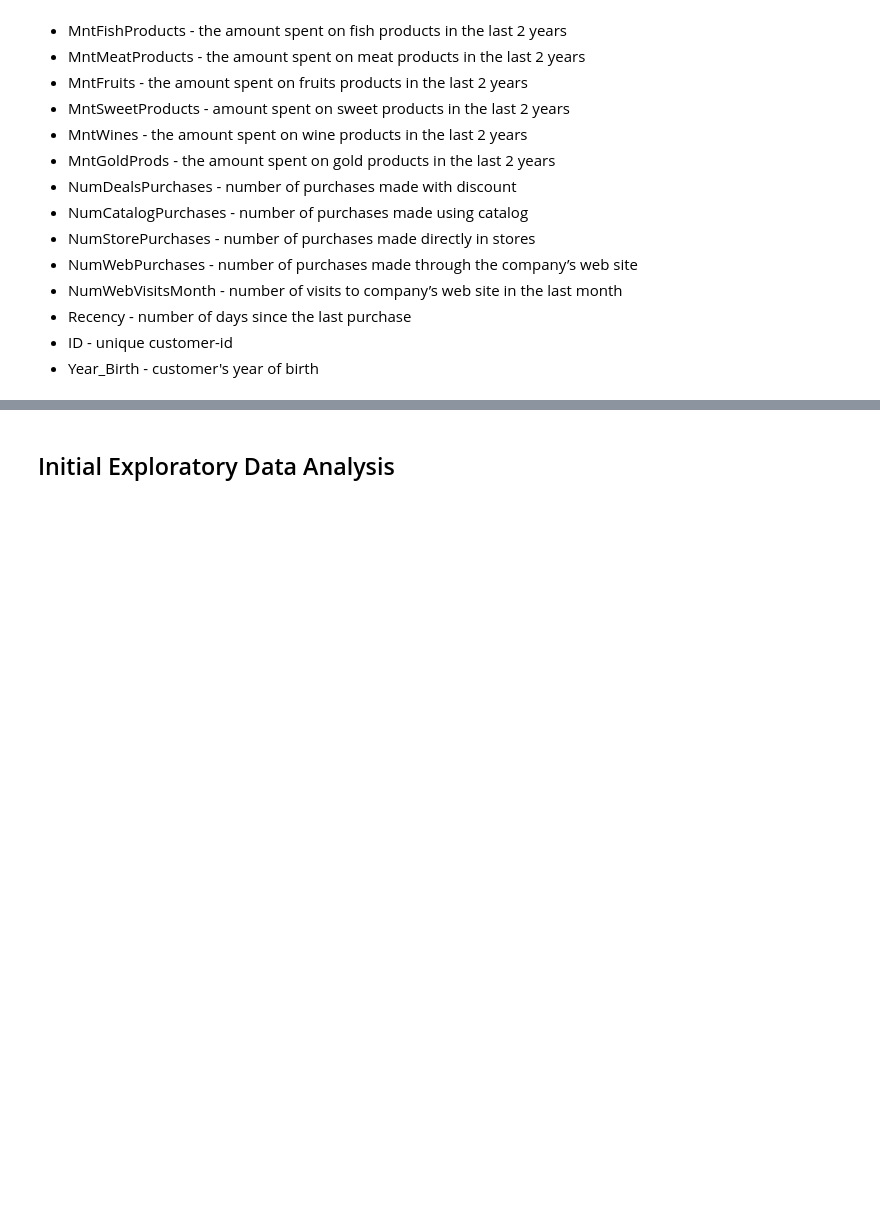
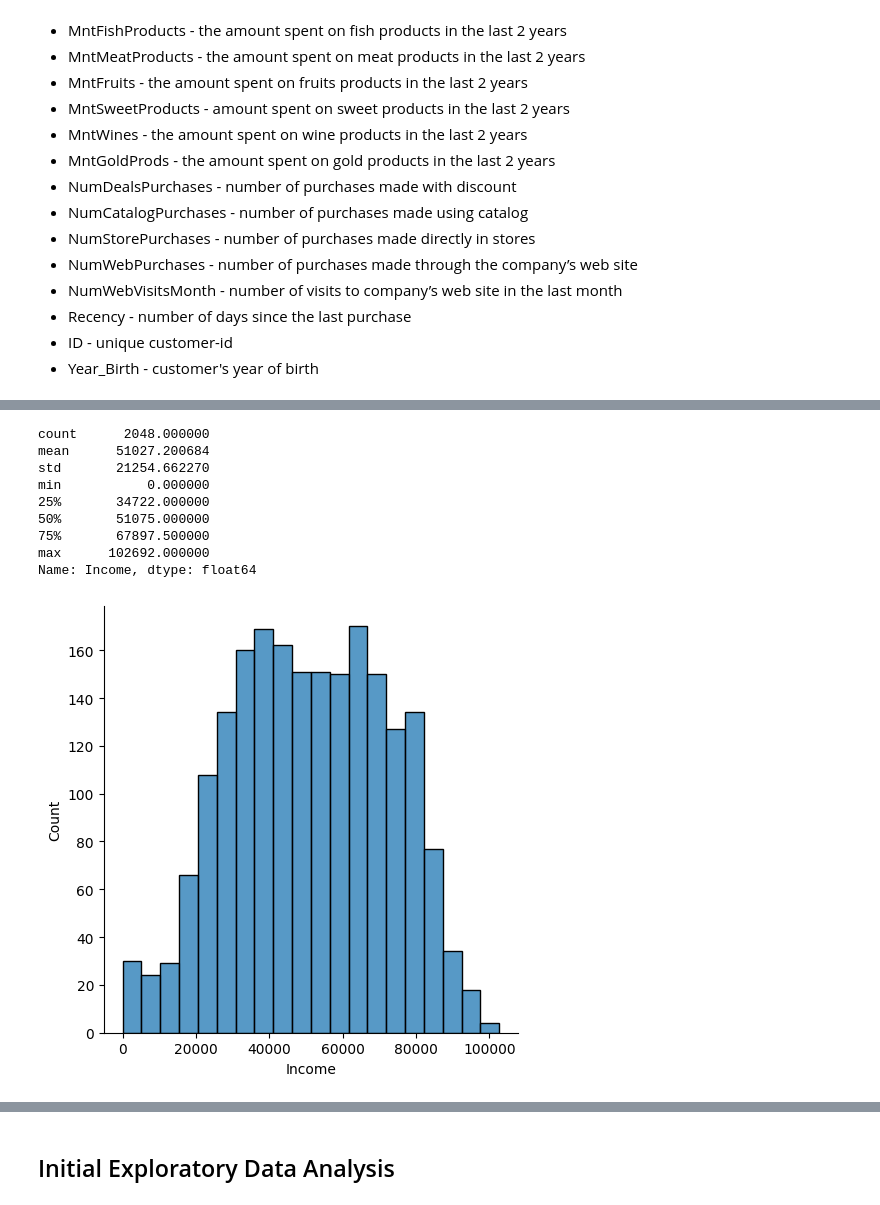
Before and after one commit to Ronan-Daliuag/Determining-Leads, a Jupyter notebook: LabEx#2.ipynb, the cells around one changed output, grey strips where cells are left out. Drawn from its saved outputs; the diff is of its cells as text; code cells hidden in the pictures; blank space fills up the shorter version.

```diff
--- a/LabEx#2.ipynb
+++ b/LabEx#2.ipynb
@@ -62,10 +92,10 @@ df['Dt_Customer'] = pd.to_datetime(df['Dt_Customer'], format='%m/%d/%y')
 df['Dt_Customer'] = df['Dt_Customer'].dt.year
 # %%
-# Removing Customer Records with Year_Birth earlier than 1940
-def remove_centennial_cust(df):
-    return df[df['Year_Birth']>=1940]
+# Removing Customer Records with Year_Birth earlier than 1940; replaced by STD Method
+# def remove_centennial_cust(df):
+#     return df[df['Year_Birth']>=1940]
 
-df = remove_centennial_cust(df)
+# df = remove_centennial_cust(df)
 # %%
 # Change Alone, Absurd, YOLO to Single
 df['Marital_Status'] = df['Marital_Status'].replace('Alone', 'Single')
@@ -117,0 +148,14 @@ df = df[(df['Income'] >= threshold_lower) & (df['Income'] <= threshold_upper)]
+# %%
+sns.displot(df['Income'])
+df['Income'].describe()
+# %% [output]
+count      2048.000000
+mean      51027.200684
+std       21254.662270
+min           0.000000
+25%       34722.000000
+50%       51075.000000
+75%       67897.500000
+max      102692.000000
+Name: Income, dtype: float64
+[figure, added]
```
Also changed, not shown: parts of 30 cells of this notebook, 1 other file.
